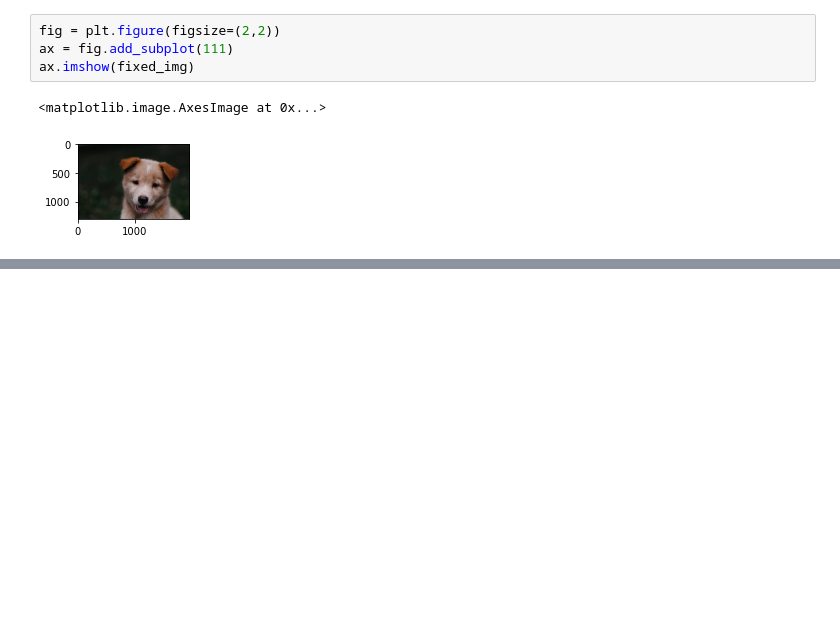
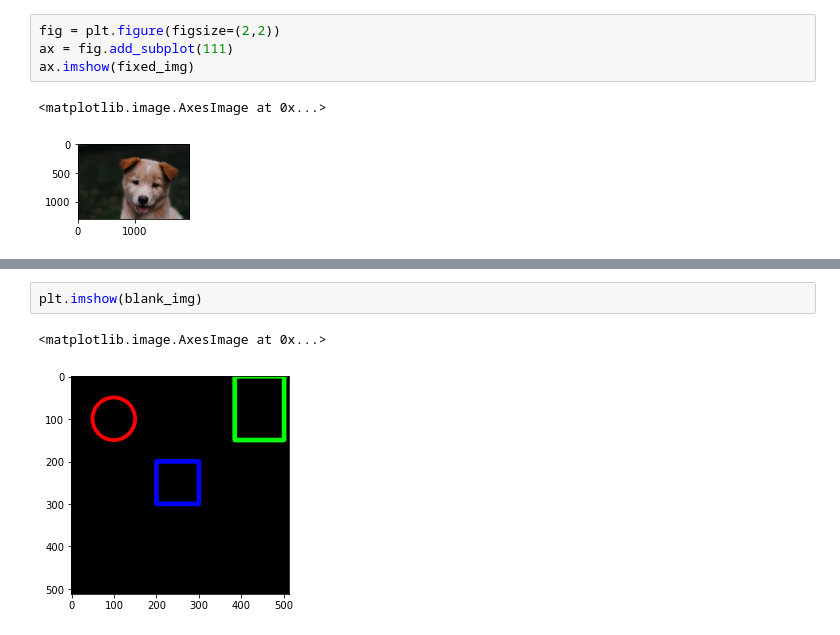
Before and after one commit to Elmiraniz/computer_vision_Udemy_course, a Jupyter notebook: section3.ipynb, the cells around one changed output, grey strips where cells are left out. Cells and saved outputs as stored; diff of their text form; blank space fills up the shorter version.

```diff
--- a/section3.ipynb
+++ b/section3.ipynb
@@ -105,0 +215,5 @@ ax.imshow(fixed_img)
+# %%
+plt.imshow(blank_img)
+# %% [output]
+<matplotlib.image.AxesImage at 0x...>
+[figure, added]
```
Also changed, not shown: parts of 26 cells of this notebook.
